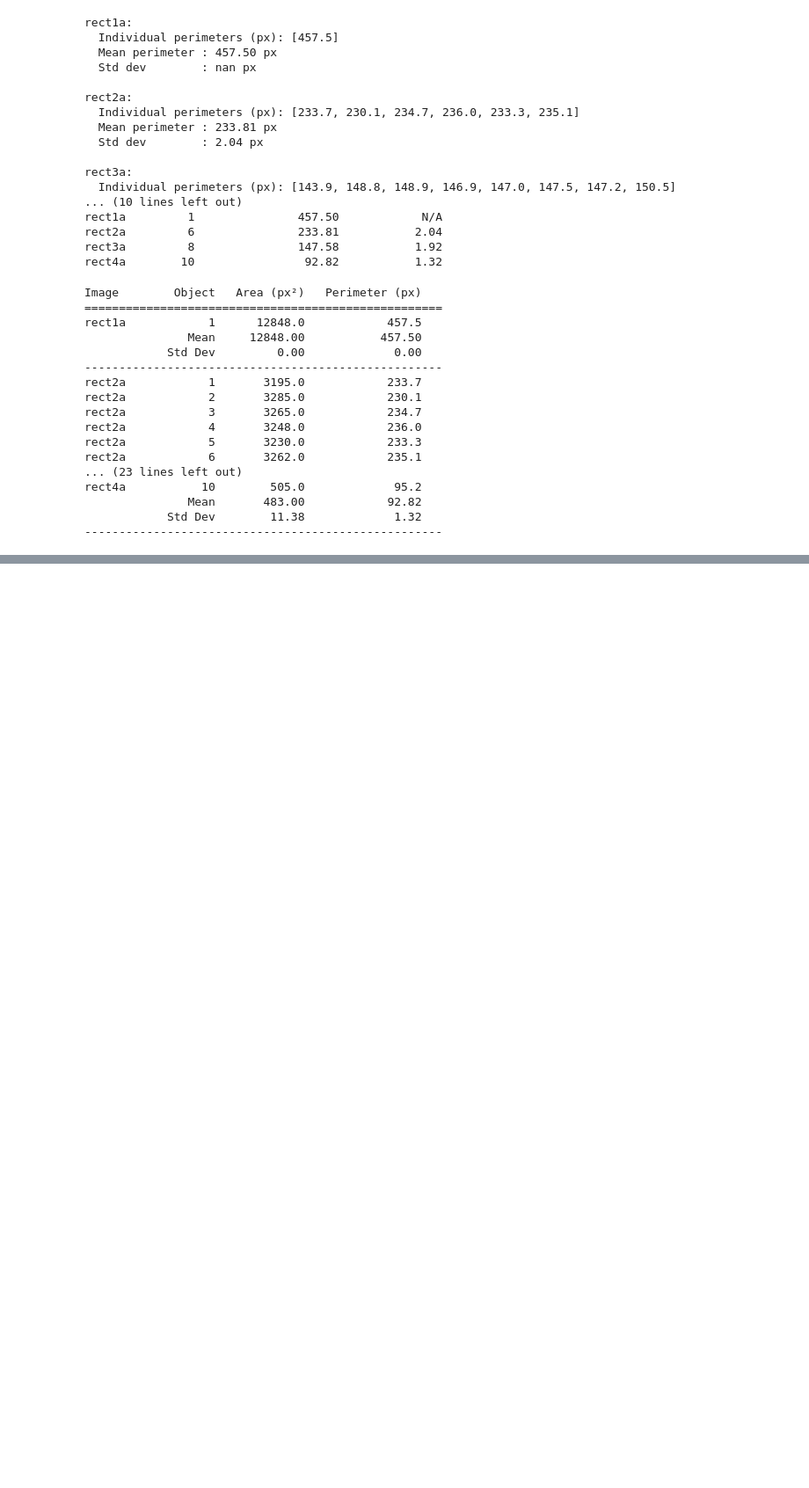
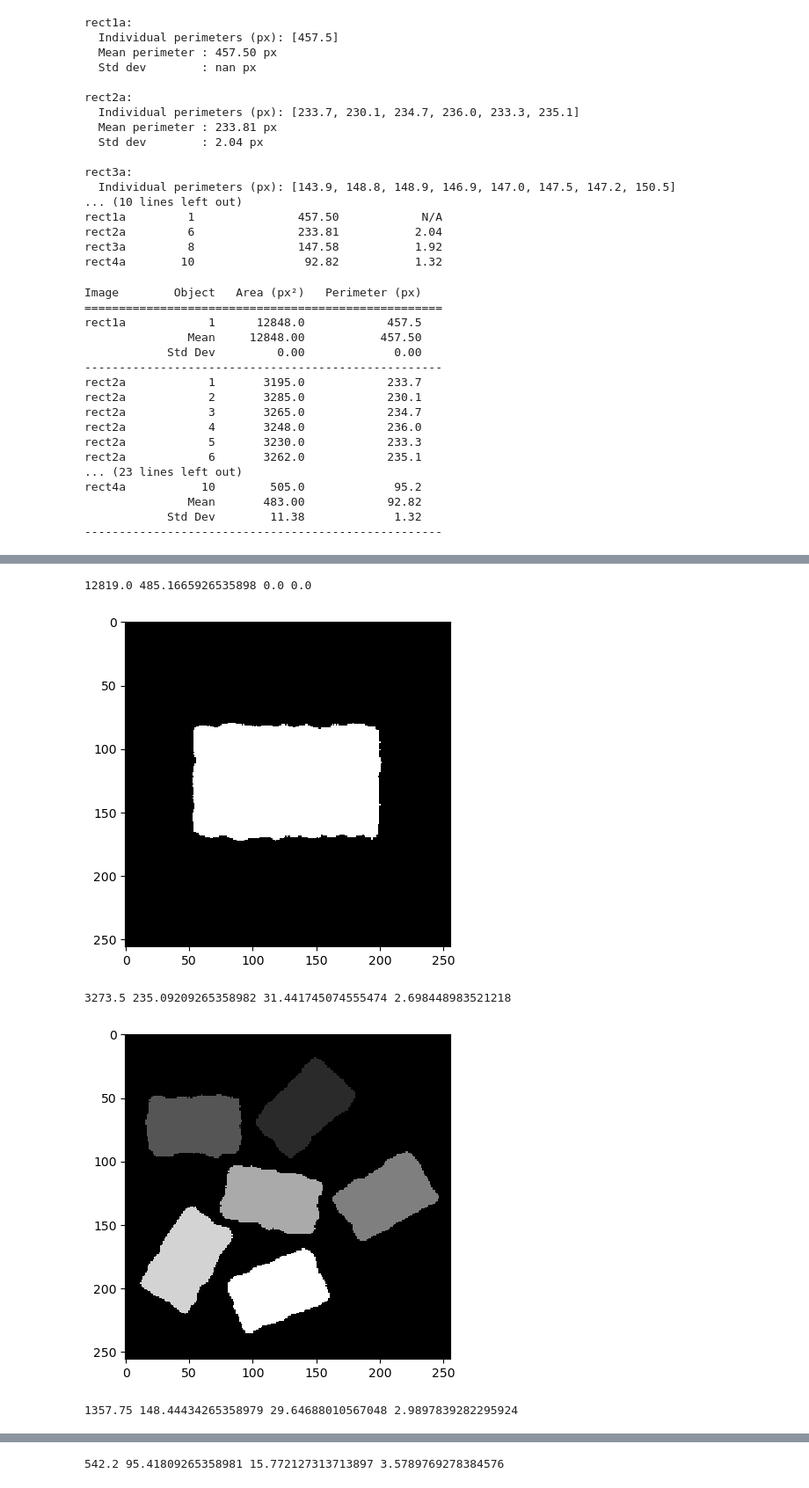
Before and after one commit to watchthedoge/Microscopy_hw, a Jupyter notebook: jupyter.ipynb, the cells around one changed output, grey strips where cells are left out. Shown at 88% size. Saved outputs shown, nothing was run; the diff lists cells and outputs as text; code cells hidden in the pictures; blank space fills up the shorter version.

```diff
--- a/jupyter.ipynb
+++ b/jupyter.ipynb
@@ -269,0 +585,38 @@ rect4a            92.82       1.32        9.6345       0.0143
+# %%
+file_names_a = ['rect1c.tif', 'rect2c.tif', 'rect3c.tif',"rect4c.tif" ]
+for image in file_names_a:
+
+    a = dip.ImageRead(image)
+    a = dip.Gauss(a, sigmas=[5.0], truncation=1.0)
+    #number_th = dip.IsodataThreshold(hist)
+    #a_array = np.asarray(a)
+    threshold = ~dip.IsodataThreshold(a)
+
+    labeled = dip.Label(threshold,minSize=100)
+    labeled_array= np.asanyarray(labeled)
+    #print(np.max(labeled_array))
+
+    #a=a>number_t1
+    measure_size = dip.MeasurementTool.Measure(labeled,a,["Size"])
+    measure_perimeter = dip.MeasurementTool.Measure(labeled,a,["Perimeter"])
+    size_array = np.asarray(measure_size)
+
+    perimeter_array = np.asanyarray(measure_perimeter)
+
+    #calculate average perimeters
+    mean_perimeter = np.mean(perimeter_array)
+
+    #
+    std_perimeter = np.std(perimeter_array)
+
+
+    mean_size = np.mean(size_array)
+    std_size = np.std(size_array)
+    print (mean_size,mean_perimeter,std_size,std_perimeter)
+    labeled.Show()
+# %% [output]
+12819.0 485.1665926535898 0.0 0.0
+[figure, added]
+3273.5 235.09209265358982 31.441745074555474 2.698448983521218
+[figure, added]
+1357.75 148.44434265358979 29.64688010567048 2.9897839282295924
@@ -269,0 +624 @@ rect4a            92.82       1.32        9.6345       0.0143
+542.2 95.41809265358981 15.772127313713897 3.5789769278384576
```
Also changed, not shown: parts of 26 cells of this notebook.
